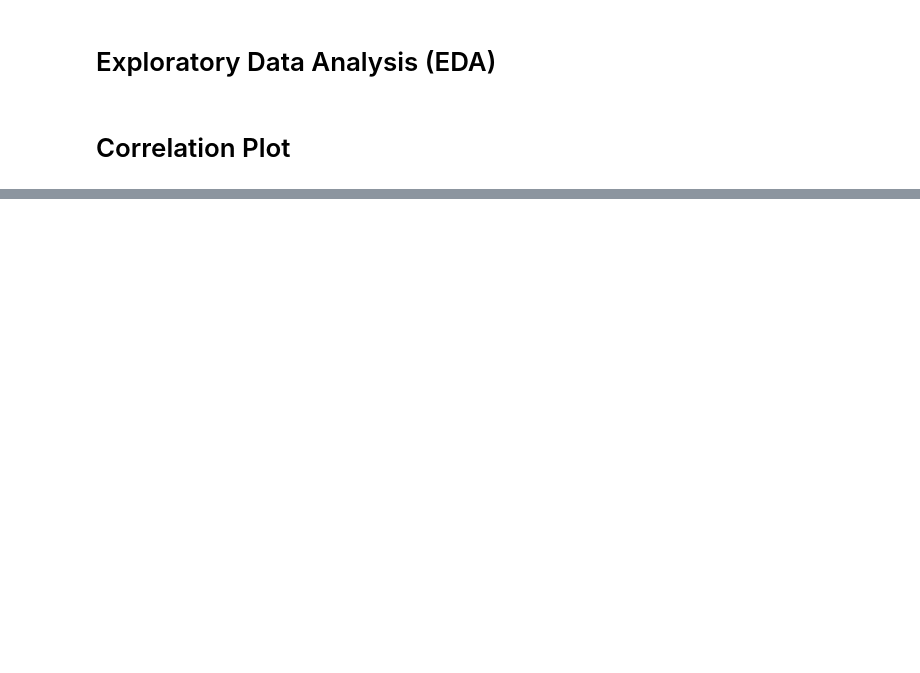
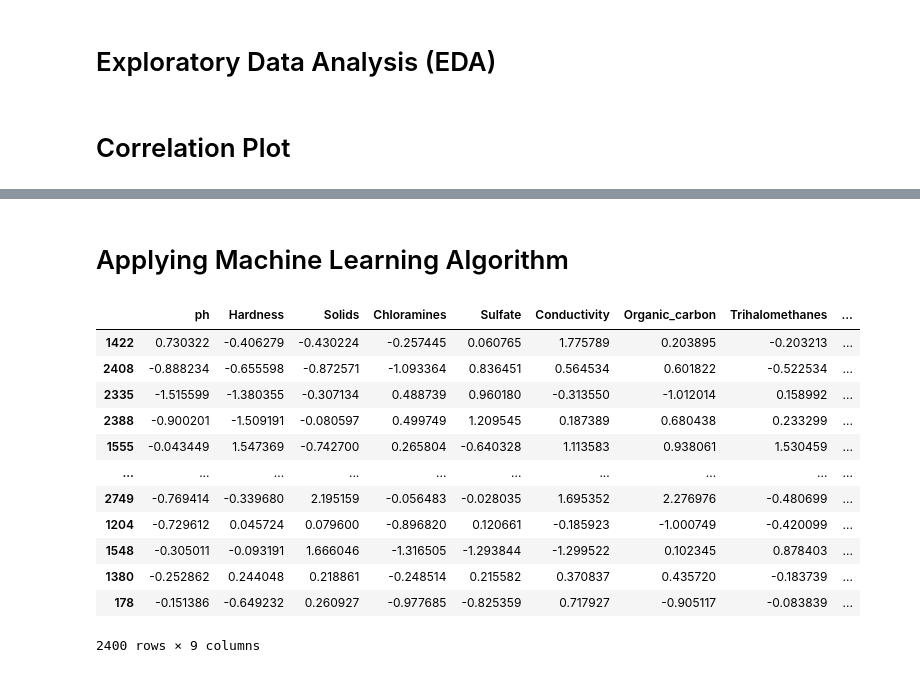
Before and after one commit to pranaykumar2611/Water-Quality-Analysis-and-Prediction, a Jupyter notebook: Main.ipynb, the cells around one changed output, grey strips where cells are left out. Drawn from its saved outputs; the diff is of its cells as text; code cells hidden in the pictures; blank space fills up the shorter version.

Commit message:
Applied ML Algorithm

```diff
--- a/Main.ipynb
+++ b/Main.ipynb
@@ -118,0 +121,2 @@ g.map(plt.hist, 'Solids', bins=25)
+# %% [markdown]
+# Applying Machine Learning Algorithm
@@ -118,0 +129,23 @@ g.map(plt.hist, 'Solids', bins=25)
+# %%
+x = data.drop(['Potability'], axis = 1)
+y = data['Potability']
+# %%
+from sklearn.preprocessing import StandardScaler
+st = StandardScaler()
+col= x.columns
+x[col] = st.fit_transform(x[col])
+x[col]
+# %% [output]
+|  | ph | Hardness | Solids | Chloramines | Sulfate | Conductivity | Organic_carbon | Trihalomethanes | ... |
+| 1422 | 0.730322 | -0.406279 | -0.430224 | -0.257445 | 0.060765 | 1.775789 | 0.203895 | -0.203213 | ... |
+| 2408 | -0.888234 | -0.655598 | -0.872571 | -1.093364 | 0.836451 | 0.564534 | 0.601822 | -0.522534 | ... |
+| 2335 | -1.515599 | -1.380355 | -0.307134 | 0.488739 | 0.960180 | -0.313550 | -1.012014 | 0.158992 | ... |
+| 2388 | -0.900201 | -1.509191 | -0.080597 | 0.499749 | 1.209545 | 0.187389 | 0.680438 | 0.233299 | ... |
+| 1555 | -0.043449 | 1.547369 | -0.742700 | 0.265804 | -0.640328 | 1.113583 | 0.938061 | 1.530459 | ... |
+| ... | ... | ... | ... | ... | ... | ... | ... | ... | ... |
+| 2749 | -0.769414 | -0.339680 | 2.195159 | -0.056483 | -0.028035 | 1.695352 | 2.276976 | -0.480699 | ... |
+| 1204 | -0.729612 | 0.045724 | 0.079600 | -0.896820 | 0.120661 | -0.185923 | -1.000749 | -0.420099 | ... |
+| 1548 | -0.305011 | -0.093191 | 1.666046 | -1.316505 | -1.293844 | -1.299522 | 0.102345 | 0.878403 | ... |
+| 1380 | -0.252862 | 0.244048 | 0.218861 | -0.248514 | 0.215582 | 0.370837 | 0.435720 | -0.183739 | ... |
+| 178 | -0.151386 | -0.649232 | 0.260927 | -0.977685 | -0.825359 | 0.717927 | -0.905117 | -0.083839 | ... |
+2400 rows × 9 columns
```
Also changed, not shown: parts of 15 cells of this notebook.
